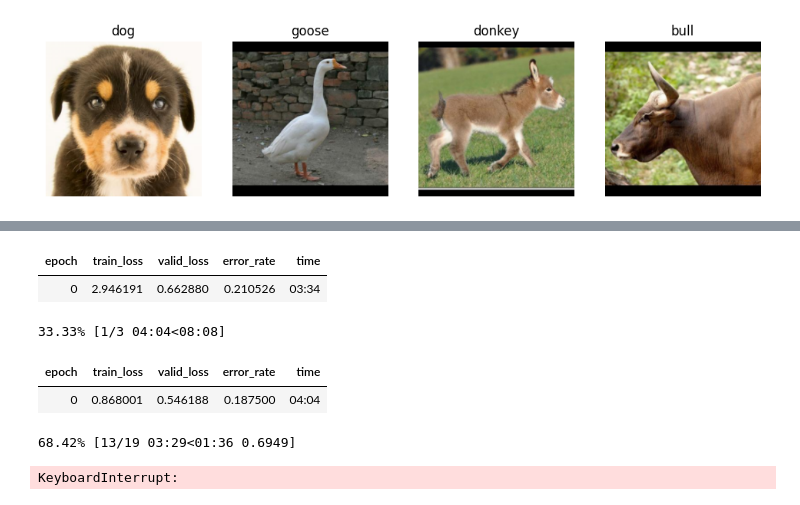
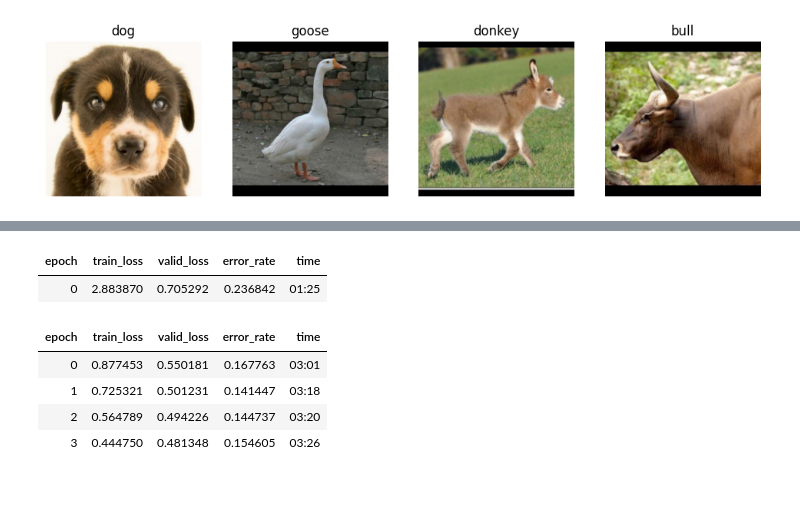
Before and after one commit to izops/ai_animals, a Jupyter notebook: notebook/train_nn.ipynb, the cells around one changed output, grey strips where cells are left out. Drawn from its saved outputs; the diff is of its cells as text; code cells hidden in the pictures.

Commit message:
train initial model

```diff
--- a/notebook/train_nn.ipynb
+++ b/notebook/train_nn.ipynb
@@ -37,5 +37,5 @@ dls.valid.show_batch(max_n=4, nrows=1)
 # %%
 # Train initial model
 model = fva.vision_learner(dls, fva.resnet18, metrics=fva.error_rate)
-model.fine_tune(3)
+model.fine_tune(4)
 # %% [output]
@@ -43,7 +42,7 @@ Downloading: "https://download.pytorch.org/models/resnet18-f37072fd.pth" to C:\U
 | epoch | train_loss | valid_loss | error_rate | time |
-| 0 | 2.946191 | 0.662880 | 0.210526 | 03:34 |
+| 0 | 2.883870 | 0.705292 | 0.236842 | 01:25 |
-33.33% [1/3 04:04<08:08]
 | epoch | train_loss | valid_loss | error_rate | time |
-| 0 | 0.868001 | 0.546188 | 0.187500 | 04:04 |
+| 0 | 0.877453 | 0.550181 | 0.167763 | 03:01 |
+| 1 | 0.725321 | 0.501231 | 0.141447 | 03:18 |
+| 2 | 0.564789 | 0.494226 | 0.144737 | 03:20 |
+| 3 | 0.444750 | 0.481348 | 0.154605 | 03:26 |
-68.42% [13/19 03:29<01:36 0.6949]
-KeyboardInterrupt:
```
Also changed, not shown: parts of 1 cell of this notebook.
